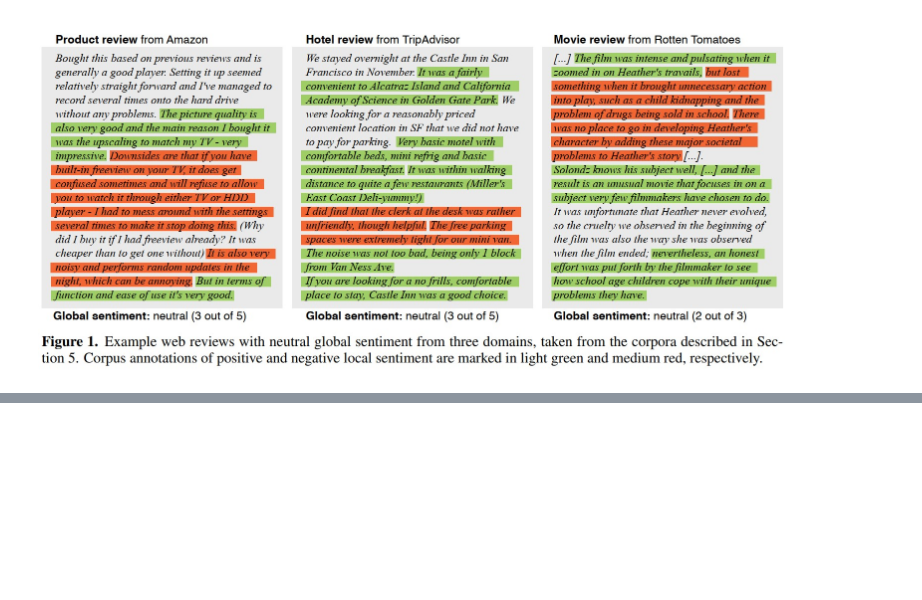
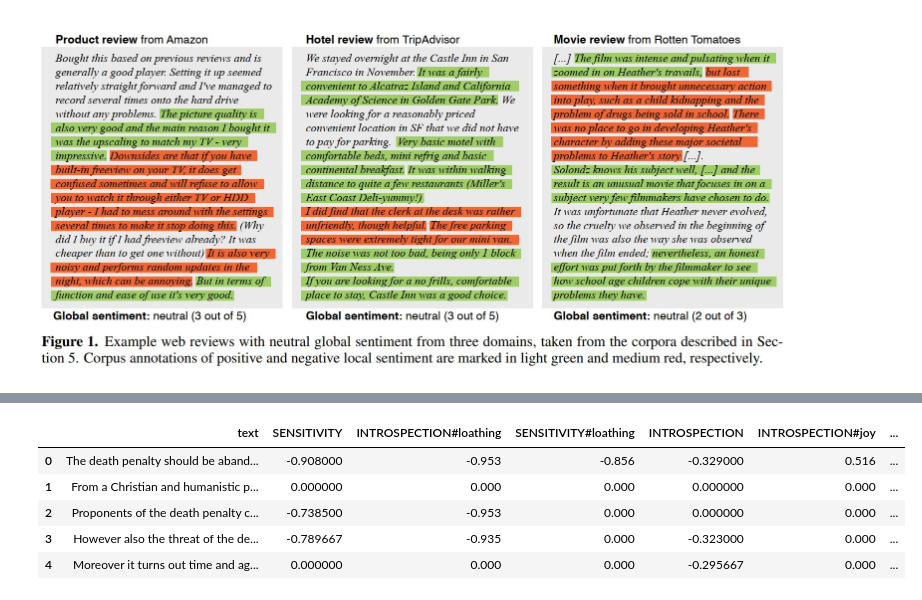
Before and after one commit to myeghaneh/ArguSentiment, a Jupyter notebook: src/SentimentFlow_Argumentation.ipynb, the cells around one changed output, grey strips where cells are left out. Saved outputs shown, nothing was run; the diff lists cells and outputs as text; code cells hidden in the pictures; blank space fills up the shorter version.

```diff
--- a/src/SentimentFlow_Argumentation.ipynb
+++ b/src/SentimentFlow_Argumentation.ipynb
@@ -159,0 +220,9 @@ pd.DataFrame(results)
+# %%
+processed_texts
+# %% [output]
+|  | text | SENSITIVITY | INTROSPECTION#loathing | SENSITIVITY#loathing | INTROSPECTION | INTROSPECTION#joy | ... |
+| 0 | The death penalty should be aband... | -0.908000 | -0.953 | -0.856 | -0.329000 | 0.516 | ... |
+| 1 | From a Christian and humanistic p... | 0.000000 | 0.000 | 0.000 | 0.000000 | 0.000 | ... |
+| 2 | Proponents of the death penalty c... | -0.738500 | -0.953 | 0.000 | 0.000000 | 0.000 | ... |
+| 3 | However also the threat of the de... | -0.789667 | -0.935 | 0.000 | -0.323000 | 0.000 | ... |
+| 4 | Moreover it turns out time and ag... | 0.000000 | 0.000 | 0.000 | -0.295667 | 0.000 | ... |
```
Also changed, not shown: parts of 10 cells of this notebook, 3 other files.
